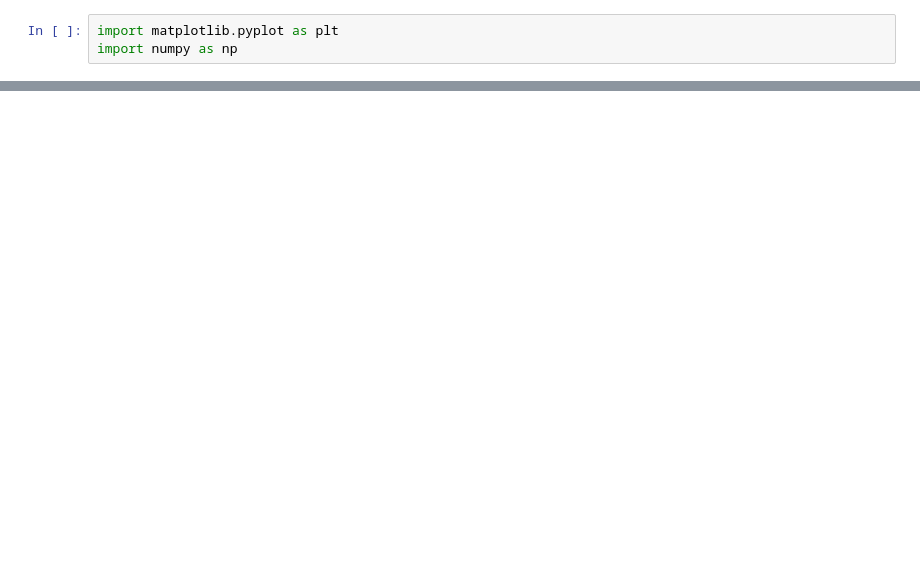
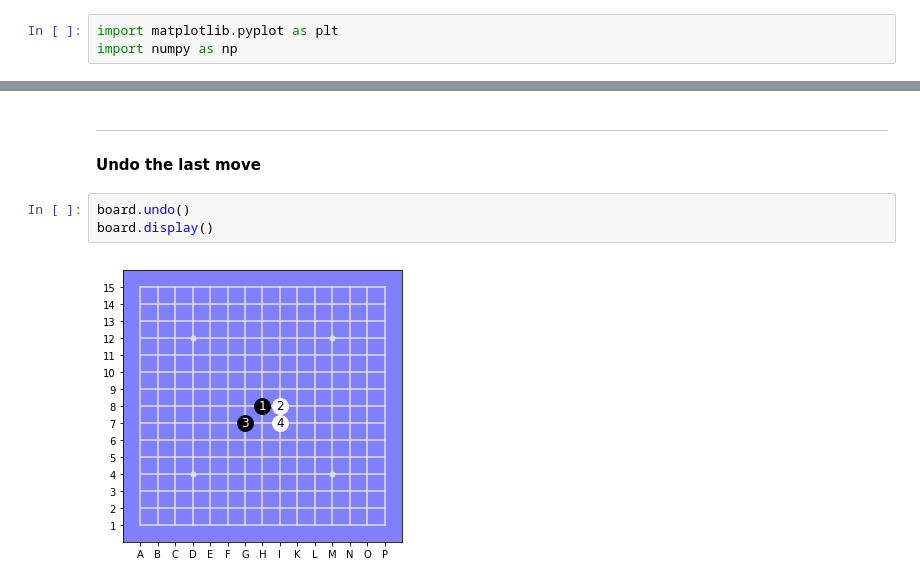
Before and after one commit to Project-Ellie/tutorials, a Jupyter notebook: other_stuff/GoMoku.ipynb, the cells around one changed output, grey strips where cells are left out. Saved outputs shown, nothing was run; the diff lists cells and outputs as text; blank space fills up the shorter version.

```diff
--- a/other_stuff/GoMoku.ipynb
+++ b/other_stuff/GoMoku.ipynb
@@ -43,0 +224,8 @@ board.display();
+# %% [markdown]
+---
+#### Undo the last move
+# %%
+board.undo()
+board.display()
+# %% [output]
+[figure, added]
```
Also changed, not shown: parts of 16 cells of this notebook.
